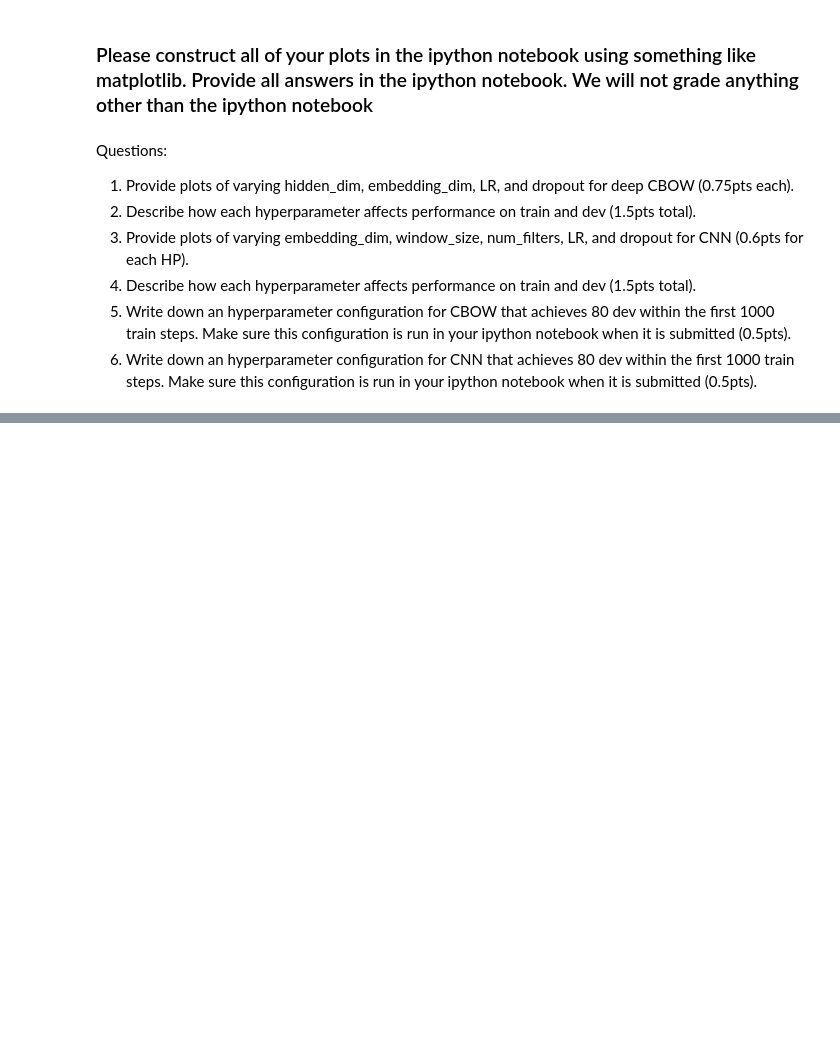
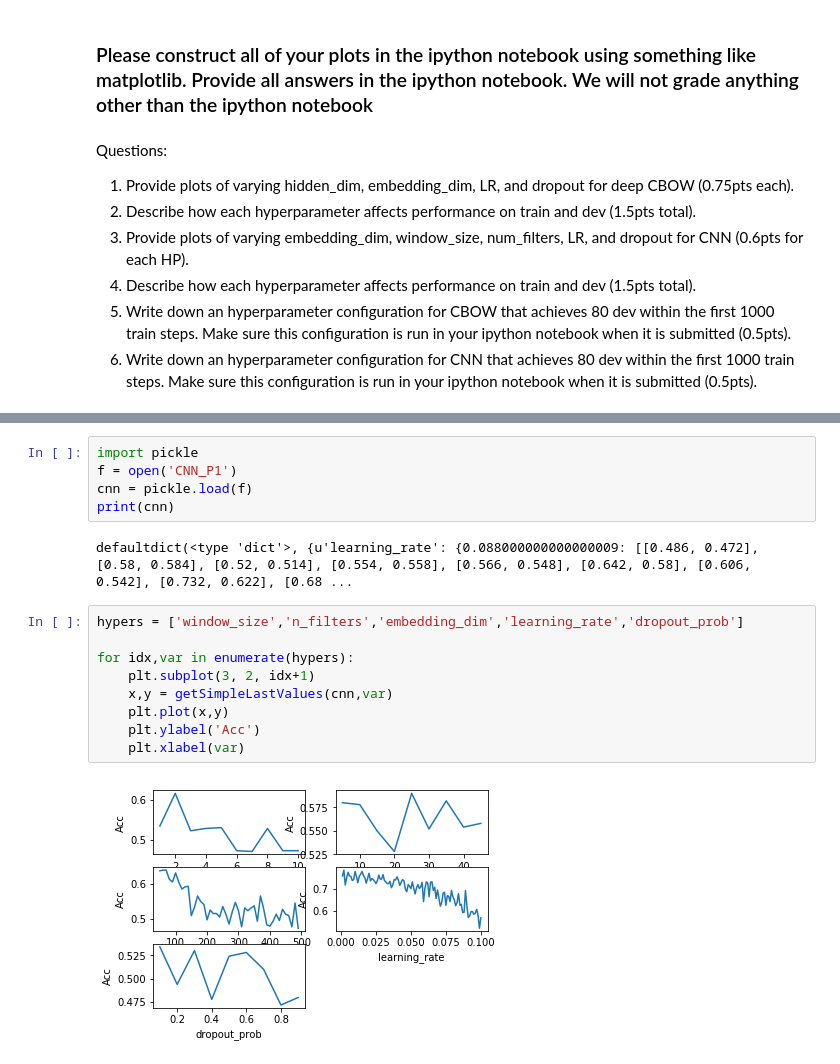
Before and after one commit to pmal19/NLU-HW6, a Jupyter notebook: Ex6Srinidhi.ipynb, the cells around one changed output, grey strips where cells are left out. Saved outputs shown, nothing was run; the diff lists cells and outputs as text; blank space fills up the shorter version.

```diff
--- a/Ex6Srinidhi.ipynb
+++ b/Ex6Srinidhi.ipynb
@@ -396,0 +434,18 @@ AttributeError: 'str' object has no attribute 'readline'
+# %%
+import pickle
+f = open('CNN_P1')
+cnn = pickle.load(f)
+print(cnn)
+# %% [output]
+defaultdict(<type 'dict'>, {u'learning_rate': {0.088000000000000009: [[0.486, 0.472], [0.58, 0.584], [0.52, 0.514], [0.554, 0.558], [0.566, 0.548], [0.642, 0.58], [0.606, 0.542], [0.732, 0.622], [0.68 ...
+# %%
+hypers = ['window_size','n_filters','embedding_dim','learning_rate','dropout_prob']
+
+for idx,var in enumerate(hypers):
+    plt.subplot(3, 2, idx+1)
+    x,y = getSimpleLastValues(cnn,var)
+    plt.plot(x,y)
+    plt.ylabel('Acc')
+    plt.xlabel(var)
+# %% [output]
+[figure, added]
```
Also changed, not shown: parts of 9 cells of this notebook, 1 other file.
